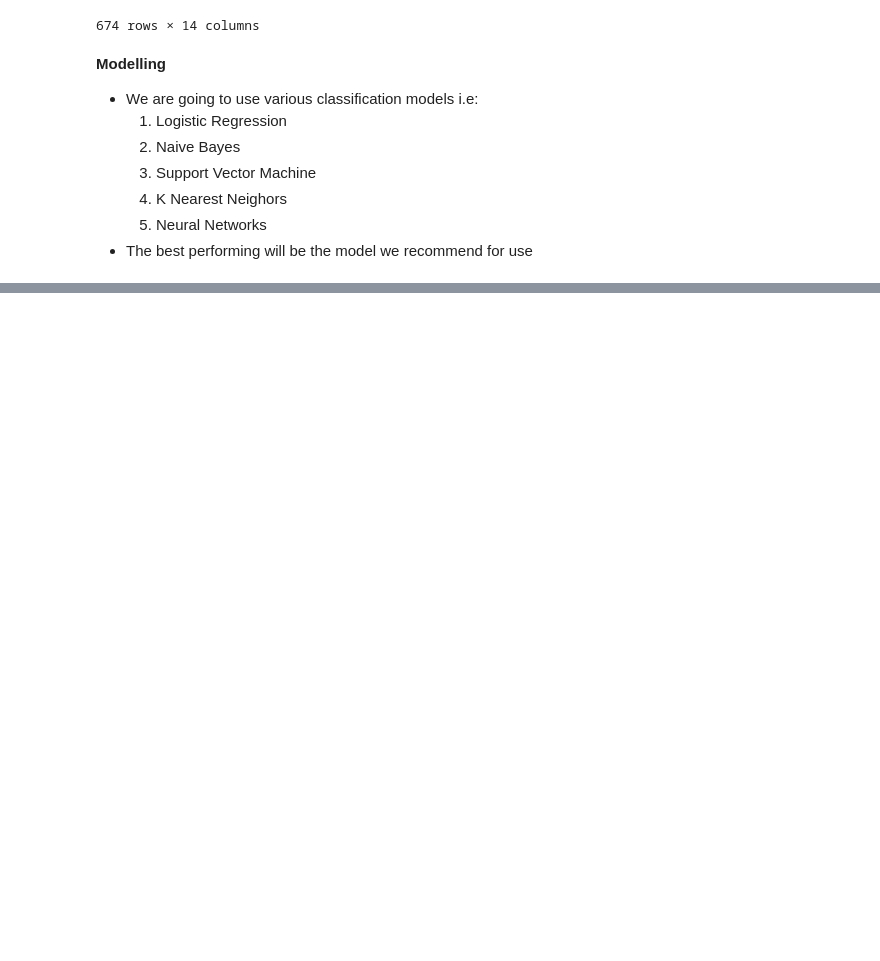
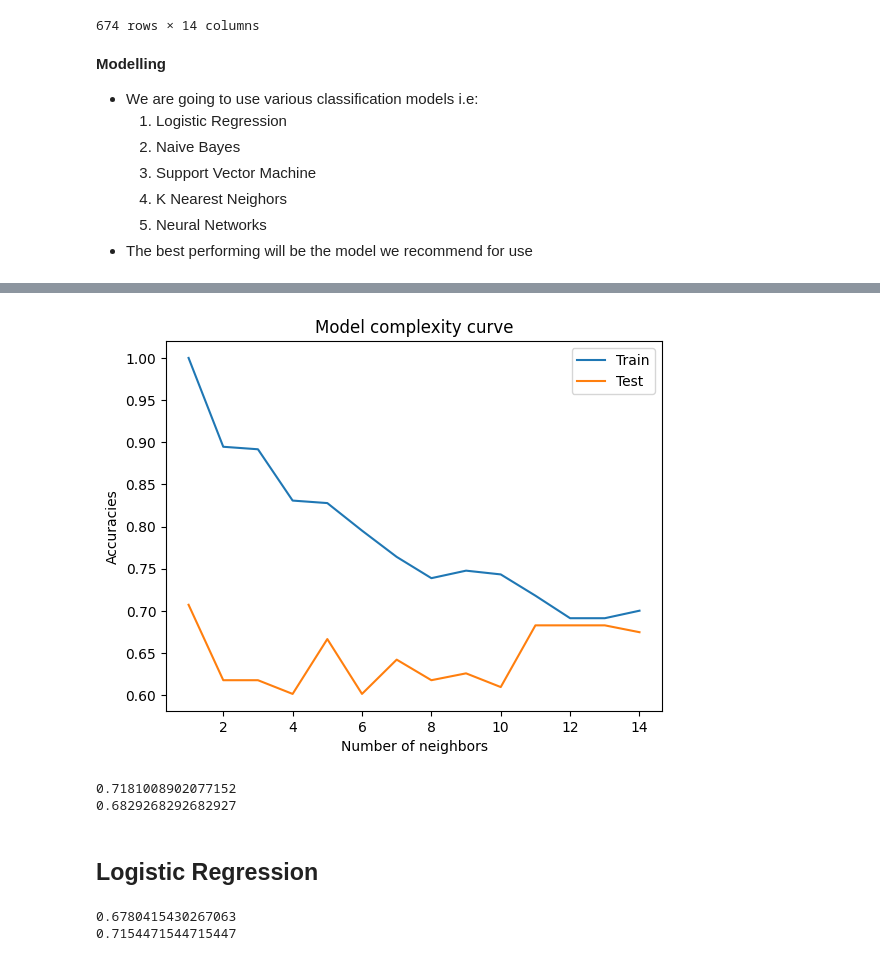
Before and after one commit to maurynnWK/Loans-project, a Jupyter notebook: loan.ipynb, the cells around one changed output, grey strips where cells are left out. Drawn from its saved outputs; the diff is of its cells as text; code cells hidden in the pictures; blank space fills up the shorter version.

Commit message:
committed with modelling part

```diff
--- a/loan.ipynb
+++ b/loan.ipynb
@@ -1185,0 +1201,13 @@ Loan status 0: 337
+# %%
+from sklearn.naive_bayes import GaussianNB
+from sklearn.metrics import classification_report, confusion_matrix, accuracy_score
+
+nb=GaussianNB()
+nb.fit(x_resampled,y_resampled)
+y_pred=nb.predict(x_test)
+#print(classification_report(y_test, y_pred))
+print("R^2 on the training data:",nb.score(x_resampled,y_resampled))
+print("R^2 on the test data:",nb.score(x_test,y_test))
+
+#poor performance
+print("Accuracy:", accuracy_score(y_test, y_pred))
@@ -1185,0 +1225,7 @@ Loan status 0: 337
+# %%
+from sklearn.svm import SVC
+svm_model=SVC()
+svm_model.fit(x_resampled,y_resampled)
+preds=svm_model.predict(x_test)
+print(svm_model.score(x_resampled,y_resampled))
+print(svm_model.score(x_test,y_test))
@@ -1185,0 +1237,7 @@ Loan status 0: 337
+# %%
+from sklearn.neighbors import KNeighborsClassifier
+from sklearn.metrics import classification_report
+knn=KNeighborsClassifier(n_neighbors=5)
+knn.fit(x_resampled,y_resampled)
+prediction=knn.predict(x_test)
+print(prediction)
@@ -1185,0 +1268,42 @@ Loan status 0: 337
+# %%
+accuracies_training={}
+accuracies_testing={}
+for i in np.arange(1,15,1):
+    knn=KNeighborsClassifier(n_neighbors=i)
+    knn.fit(x_resampled,y_resampled)
+    scoretrain=knn.score(x_resampled,y_resampled)
+    accuracies_training[i]=scoretrain
+    scoretest=knn.score(x_test,y_test)
+    accuracies_testing[i]=scoretest
+#plt.figure(figsize=(3,3))
+plt.plot(np.arange(1,15,1),accuracies_training.values(),label="Train")
+plt.plot(np.arange(1,15,1),accuracies_testing.values(),label="Test")
+plt.xlabel("Number of neighbors")
+plt.ylabel("Accuracies")
+plt.title("Model complexity curve")
+plt.legend()
+plt.show()
+# %% [output]
+[figure, added]
+# %%
+knn=KNeighborsClassifier(n_neighbors=11)
+knn.fit(x_resampled,y_resampled)
+accuracy_train=knn.score(x_resampled,y_resampled)
+print(accuracy_train)
+accuracy_test=knn.score(x_test,y_test)
+print(accuracy_test)
+# %% [output]
+0.7181008902077152
+0.6829268292682927
+# %% [markdown]
+## Logistic Regression
+# %%
+from sklearn.linear_model import LogisticRegression
+lg_model=LogisticRegression()
+lg_model.fit(x_resampled,y_resampled)
+preds=lg_model.predict(x_test)
+print(lg_model.score(x_resampled,y_resampled))
+print(lg_model.score(x_test,y_test))
+# %% [output]
+0.6780415430267063
+0.7154471544715447
```
Also changed, not shown: parts of 12 cells of this notebook, 1 other file.
